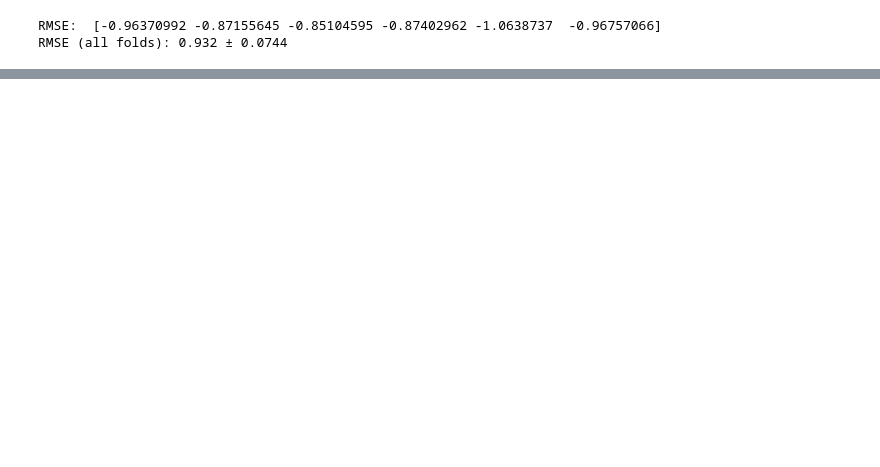
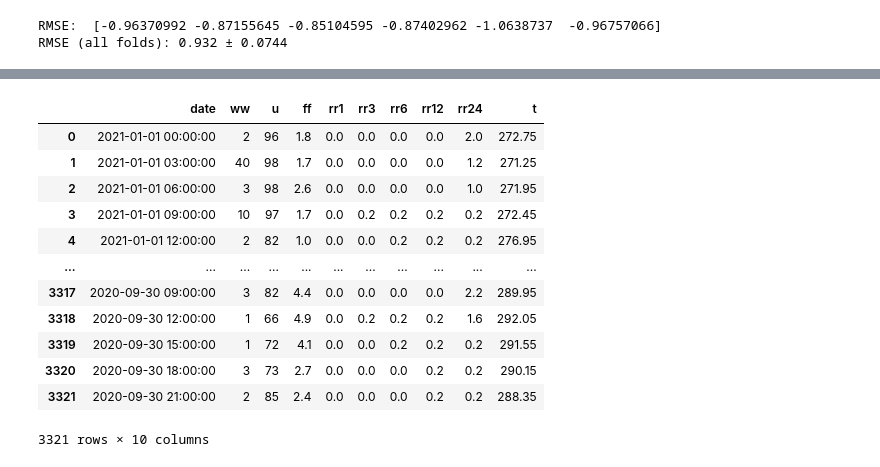
Before and after one commit to AuggyN/bike_counters, a Jupyter notebook: scripts/bike_counters_starting_kit.ipynb, the cells around one changed output, grey strips where cells are left out. Cells and saved outputs as stored; diff of their text form; code cells hidden in the pictures; blank space fills up the shorter version.

Commit message:
added weather data

```diff
--- a/scripts/bike_counters_starting_kit.ipynb
+++ b/scripts/bike_counters_starting_kit.ipynb
@@ -468,0 +470,4 @@ RMSE (all folds): 0.932 ± 0.0744
+# %%
+weather = pd.read_csv("../external_data/external_data.csv")
+
+weather["date"] = pd.to_datetime(weather["date"])
@@ -468,0 +544,8 @@ RMSE (all folds): 0.932 ± 0.0744
+# %%
+interesting_columns = ["date", "ww", "u", "ff", "rr1", "rr3", "rr6", "rr12", "rr24", "t"]
+
+
+simplified_weather = weather[interesting_columns]
+
+categorical_weather_columns = ["ww"]
+numerical_weather_columns = ["u", "ff", "rr1", "rr3", "rr6", "rr12", "rr24", "t"]
@@ -468,0 +622,16 @@ RMSE (all folds): 0.932 ± 0.0744
+# %%
+simplified_weather.loc[simplified_weather["date"].drop_duplicates().index]
+# %% [output]
+|  | date | ww | u | ff | rr1 | rr3 | rr6 | rr12 | rr24 | t |
+| 0 | 2021-01-01 00:00:00 | 2 | 96 | 1.8 | 0.0 | 0.0 | 0.0 | 0.0 | 2.0 | 272.75 |
+| 1 | 2021-01-01 03:00:00 | 40 | 98 | 1.7 | 0.0 | 0.0 | 0.0 | 0.0 | 1.2 | 271.25 |
+| 2 | 2021-01-01 06:00:00 | 3 | 98 | 2.6 | 0.0 | 0.0 | 0.0 | 0.0 | 1.0 | 271.95 |
+| 3 | 2021-01-01 09:00:00 | 10 | 97 | 1.7 | 0.0 | 0.2 | 0.2 | 0.2 | 0.2 | 272.45 |
+| 4 | 2021-01-01 12:00:00 | 2 | 82 | 1.0 | 0.0 | 0.0 | 0.2 | 0.2 | 0.2 | 276.95 |
+| ... | ... | ... | ... | ... | ... | ... | ... | ... | ... | ... |
+| 3317 | 2020-09-30 09:00:00 | 3 | 82 | 4.4 | 0.0 | 0.0 | 0.0 | 0.0 | 2.2 | 289.95 |
+| 3318 | 2020-09-30 12:00:00 | 1 | 66 | 4.9 | 0.0 | 0.2 | 0.2 | 0.2 | 1.6 | 292.05 |
+| 3319 | 2020-09-30 15:00:00 | 1 | 72 | 4.1 | 0.0 | 0.0 | 0.2 | 0.2 | 0.2 | 291.55 |
+| 3320 | 2020-09-30 18:00:00 | 3 | 73 | 2.7 | 0.0 | 0.0 | 0.0 | 0.2 | 0.2 | 290.15 |
+| 3321 | 2020-09-30 21:00:00 | 2 | 85 | 2.4 | 0.0 | 0.0 | 0.0 | 0.2 | 0.2 | 288.35 |
+3321 rows × 10 columns
```
Also changed, not shown: parts of 26 cells of this notebook, 1 other file.
